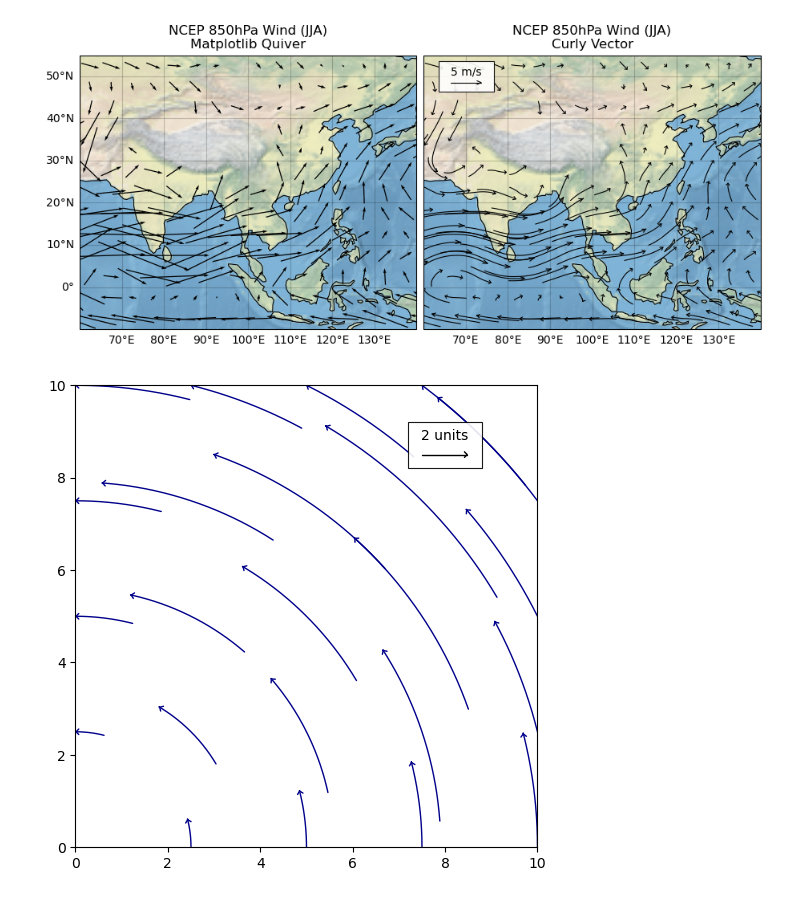
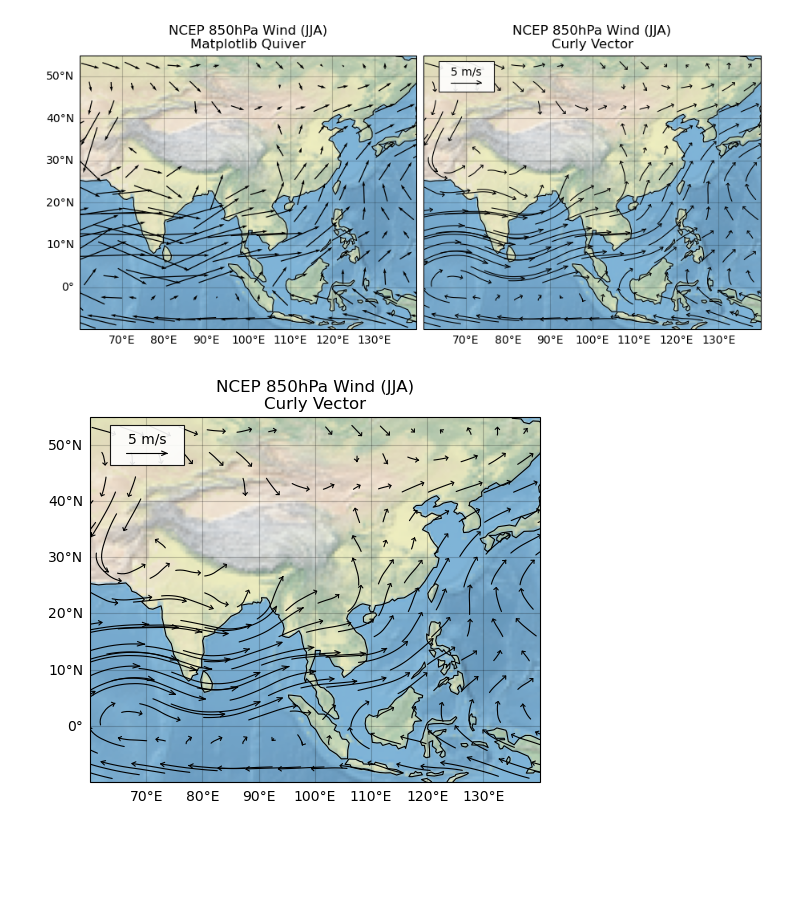
Before and after one commit to Liu-Yitao/Python_curly_vector, a Jupyter notebook: doc/curly_vector.ipynb, the cells around one changed output. Saved outputs shown, nothing was run; the diff lists cells and outputs as text; code cells hidden in the pictures; blank space fills up the shorter version.

Commit message:
Readme figures

```diff
--- a/doc/curly_vector.ipynb
+++ b/doc/curly_vector.ipynb
@@ -84,23 +83,36 @@ plt.savefig('quiver_NCEP_850hPa_JJA.png', dpi=200)
 plt.show()
 # %% [output]
 [figure]
-# %%
-import numpy as np
-import matplotlib.pyplot as plt
-from curlyvector import curly_vector_plot, curly_vector_key
-
-# Create sample data
-x = np.linspace(0, 10, 5)
-y = np.linspace(0, 10, 5)
-X, Y = np.meshgrid(x, y)
-U = -Y  # Circular flow
-V = X
-
-# Create plot
-fig, ax = plt.subplots(figsize=(8, 6))
-curly_vector_plot(ax, X, Y, U, V, scale=0.5, color='darkblue')
-curly_vector_key(ax, X, Y, U, V, scale=0.5, key_length=2, label='2 units')
-plt.savefig('curly_vector_example.png', dpi=200)
-plt.show()
-# %% [output]
-[figure, removed]
+# %%
+# Matplotlib quiver plot for comparison
+fig = plt.figure(figsize=(5, 5), constrained_layout=True)
+
+# Test bidirectional curly vectors (grid points in the middle) - now the default
+ax1 = fig.add_subplot(1, 1, 1, projection=ccrs.PlateCarree())
+
+ax1.set_title('NCEP 850hPa Wind (JJA)\nCurly Vector')
+ax1.add_feature(cfeature.COASTLINE, linewidth=0.8)
+ax1.stock_img()
+ax1.set_extent([60, 140, -10, 55], crs=ccrs.PlateCarree())
+
+params = {'head_length': 0.5, 'head_width': 0.03, 'linewidth': 0.8, 'scale': 1.5, 'color': 'k'}
+
+# Plot bidirectional curly vectors (now the default curly_vector_plot)
+curly_vector_plot(ax1, lon_sub, lat_sub, u_sub, v_sub,
+                 transform=ccrs.PlateCarree(),
+                 **params)
+
+# Add legend with proper parameters
+curly_vector_key(ax1, lon_sub, lat_sub, u_sub, v_sub,
+                 key_length=5, label='5 m/s',
+                 loc=[0.08, 0.9], loc_coordinate='axes',
+                 fontsize=10,
+                 box=True, box_size=1.1,
+                 **params)
+
+# Add gridlines
+ax1.gridlines(draw_labels=['bottom', 'left'], color='k', alpha=0.2)
+plt.savefig('quiver_NCEP_850hPa_JJA_1fig.png', dpi=200)
+plt.show()
+# %% [output]
+[figure, added]
```
Also changed, not shown: parts of 2 cells of this notebook, 2 other files.
